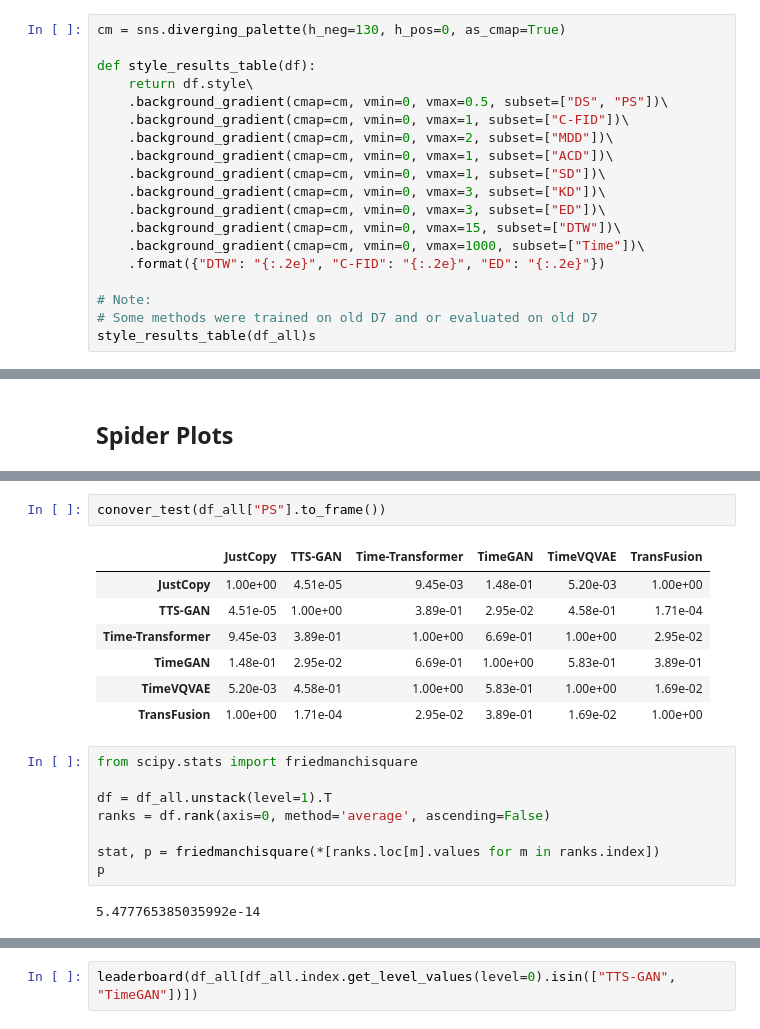
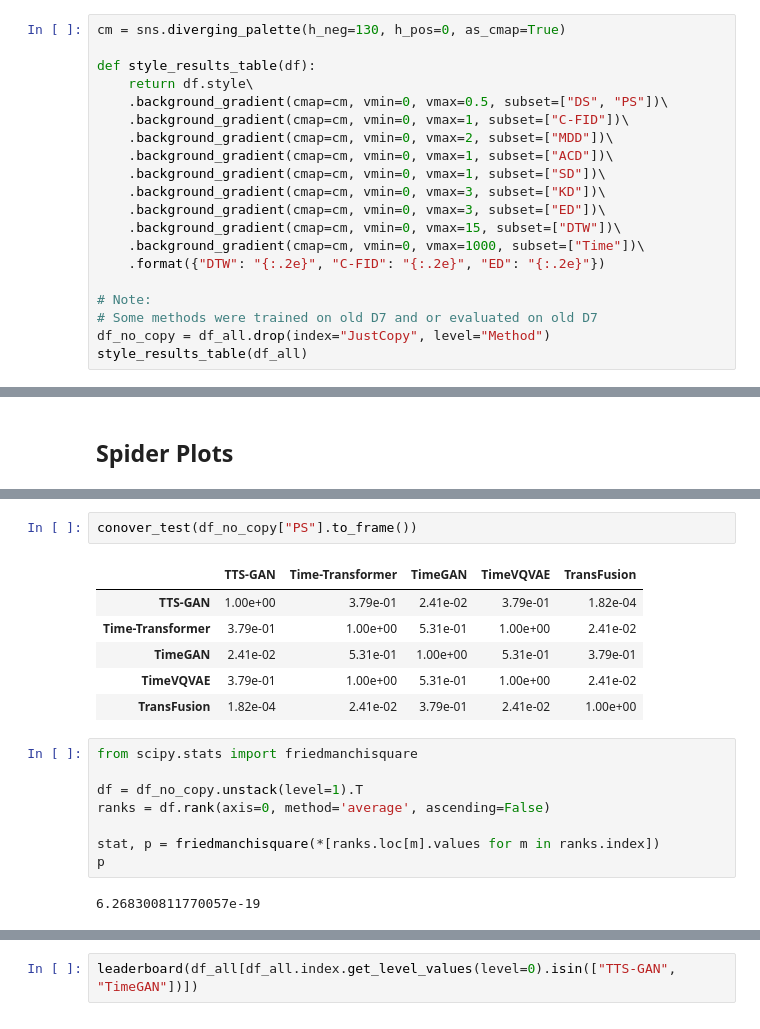
Before and after one commit to istvan-derda/Istvans-TSGBench, a Jupyter notebook: visualizations/visualize_numeric_results.ipynb, the cells around one changed output, grey strips where cells are left out. Saved outputs shown, nothing was run; the diff lists cells and outputs as text.

```diff
--- a/visualizations/visualize_numeric_results.ipynb
+++ b/visualizations/visualize_numeric_results.ipynb
@@ -60,7 +60,8 @@ def style_results_table(df):
 
 # Note:
 # Some methods were trained on old D7 and or evaluated on old D7
-style_results_table(df_all)s
+df_no_copy = df_all.drop(index="JustCopy", level="Method")
+style_results_table(df_all)
 # %% [output]
 |  |  | DS | PS | C-FID | MDD | ACD | SD | KD | ED | DTW | Time |
 | Method | Dataset |  |  |  |  |  |  |  |  |  |  |
@@ -227,25 +224,24 @@ plot_average_rankings(df_all.drop(index="JustCopy")["PS"], "Predictive Score", [
 5
 [interactive output not drawn]
 # %%
-conover_test(df_all["PS"].to_frame())
+conover_test(df_no_copy["PS"].to_frame())
 # %% [output]
-|  | JustCopy | TTS-GAN | Time-Transformer | TimeGAN | TimeVQVAE | TransFusion |
-| JustCopy | 1.00e+00 | 4.51e-05 | 9.45e-03 | 1.48e-01 | 5.20e-03 | 1.00e+00 |
-| TTS-GAN | 4.51e-05 | 1.00e+00 | 3.89e-01 | 2.95e-02 | 4.58e-01 | 1.71e-04 |
-| Time-Transformer | 9.45e-03 | 3.89e-01 | 1.00e+00 | 6.69e-01 | 1.00e+00 | 2.95e-02 |
-| TimeGAN | 1.48e-01 | 2.95e-02 | 6.69e-01 | 1.00e+00 | 5.83e-01 | 3.89e-01 |
-| TimeVQVAE | 5.20e-03 | 4.58e-01 | 1.00e+00 | 5.83e-01 | 1.00e+00 | 1.69e-02 |
-| TransFusion | 1.00e+00 | 1.71e-04 | 2.95e-02 | 3.89e-01 | 1.69e-02 | 1.00e+00 |
+|  | TTS-GAN | Time-Transformer | TimeGAN | TimeVQVAE | TransFusion |
+| TTS-GAN | 1.00e+00 | 3.79e-01 | 2.41e-02 | 3.79e-01 | 1.82e-04 |
+| Time-Transformer | 3.79e-01 | 1.00e+00 | 5.31e-01 | 1.00e+00 | 2.41e-02 |
+| TimeGAN | 2.41e-02 | 5.31e-01 | 1.00e+00 | 5.31e-01 | 3.79e-01 |
+| TimeVQVAE | 3.79e-01 | 1.00e+00 | 5.31e-01 | 1.00e+00 | 2.41e-02 |
+| TransFusion | 1.82e-04 | 2.41e-02 | 3.79e-01 | 2.41e-02 | 1.00e+00 |
 # %%
 from scipy.stats import friedmanchisquare
 
-df = df_all.unstack(level=1).T
+df = df_no_copy.unstack(level=1).T
 ranks = df.rank(axis=0, method='average', ascending=False)
 
 stat, p = friedmanchisquare(*[ranks.loc[m].values for m in ranks.index])
 p
 # %% [output]
-5.477765385035992e-14
+6.268300811770057e-19
 # %%
 import pandas as pd
 
```
Also changed, not shown: parts of 12 cells of this notebook.
